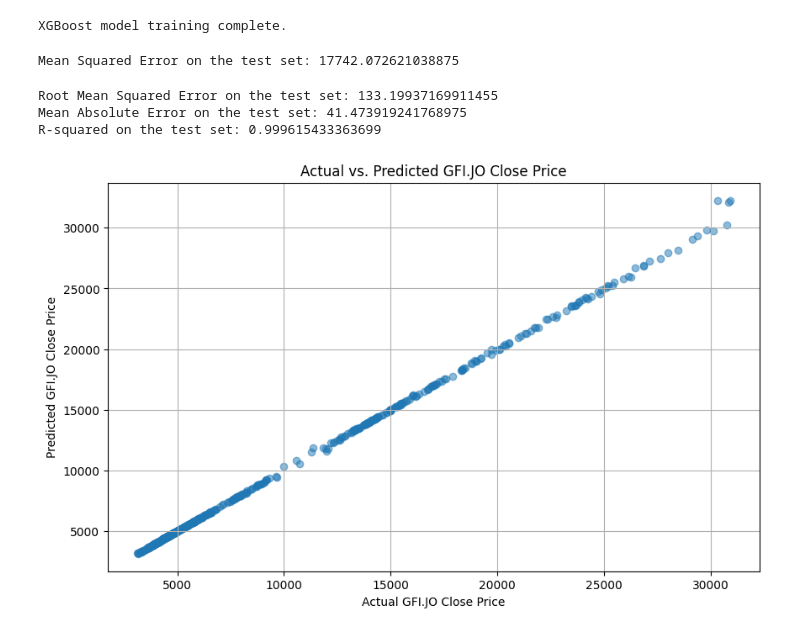
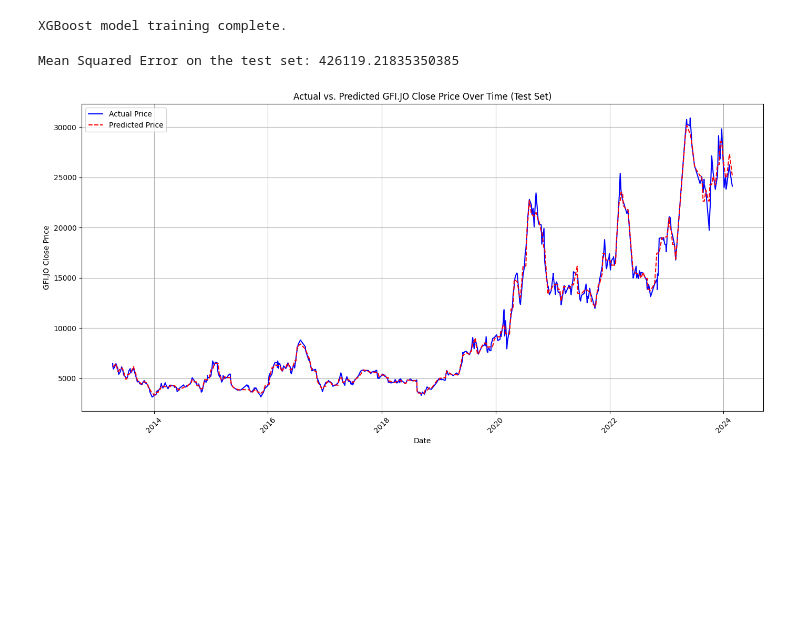
Before and after one commit to Deleon57/EDAR-Data, a Jupyter notebook: XGBOOST.ipynb, the cells around one changed output. Saved outputs shown, nothing was run; the diff lists cells and outputs as text; code cells hidden in the pictures; blank space fills up the shorter version.

```diff
--- a/XGBOOST.ipynb
+++ b/XGBOOST.ipynb
@@ -49,12 +66,7 @@ Close.head()
 # %%
-# Select the 'Close' price for 'GFI.JO' as the target variable
-target_variable = Close['GFI.JO']
+gfi_close_data = Close['GFI.JO']
 
-# Use the 'Close' prices of all stocks as features
-features = Close
-
-# Split the data into training and testing sets (80% train, 20% test)
-X_train, X_test, y_train, y_test = train_test_split(features, target_variable, test_size=0.2, random_state=42)
+X_train, X_test, y_train, y_test = train_test_split(gfi_close_data.index.values.reshape(-1, 1), gfi_close_data.values, test_size=0.2, random_state=42)
 
 print("Training set shape:", X_train.shape, y_train.shape)
 print("Testing set shape:", X_test.shape, y_test.shape)
@@ -93,41 +104,42 @@ print("XGBoost model training complete.")
 # %% [output]
 XGBoost model training complete.
 # %%
-# Make predictions on the scaled test data
+
 y_pred = xgbr.predict(X_test_scaled)
 
-# Evaluate the model using Mean Squared Error (MSE)
 mse = mean_squared_error(y_test, y_pred)
 print(f"Mean Squared Error on the test set: {mse}")
 # %% [output]
-Mean Squared Error on the test set: 17742.072621038875
+Mean Squared Error on the test set: 426119.21835350385
-# %%
-from sklearn.metrics import mean_squared_error, mean_absolute_error, r2_score
-import numpy as np
-import matplotlib.pyplot as plt
-
-# Calculate RMSE
-rmse = np.sqrt(mse)
-print(f"Root Mean Squared Error on the test set: {rmse}")
-
-# Calculate MAE
-mae = mean_absolute_error(y_test, y_pred)
-print(f"Mean Absolute Error on the test set: {mae}")
-
-# Calculate R-squared
-r2 = r2_score(y_test, y_pred)
-print(f"R-squared on the test set: {r2}")
-
-# Visualize actual vs. predicted prices
-plt.figure(figsize=(10, 6))
-plt.scatter(y_test, y_pred, alpha=0.5)
-plt.xlabel("Actual GFI.JO Close Price")
-plt.ylabel("Predicted GFI.JO Close Price")
-plt.title("Actual vs. Predicted GFI.JO Close Price")
-plt.grid(True)
-plt.show()
-# %% [output]
-Root Mean Squared Error on the test set: 133.19937169911455
-Mean Absolute Error on the test set: 41.473919241768975
-R-squared on the test set: 0.999615433363699
-[figure, removed]
+# %%
+dates = gfi_close_data.index
+values = gfi_close_data.values
+
+dates_train, test_dates, y_train_split, y_test_split = train_test_split(
+    dates, values, test_size=0.2, random_state=42
+)
+
+
+original_test_dates_numerical = scaler.inverse_transform(X_test_scaled)
+
+test_dates = original_test_dates_numerical.flatten().astype('datetime64[ns]')
+
+
+results_df = pd.DataFrame({'Actual': y_test, 'Predicted': y_pred, 'Date': test_dates})
+
+results_df.sort_values(by='Date', inplace=True)
+
+
+plt.figure(figsize=(14, 7))
+plt.plot(results_df['Date'], results_df['Actual'], label='Actual Price', color='blue')
+plt.plot(results_df['Date'], results_df['Predicted'], label='Predicted Price', color='red', linestyle='--')
+plt.xlabel("Date")
+plt.ylabel("GFI.JO Close Price")
+plt.title("Actual vs. Predicted GFI.JO Close Price Over Time (Test Set)")
+plt.legend()
+plt.grid(True)
+plt.xticks(rotation=45)
+plt.tight_layout()
+plt.show()
+# %% [output]
+[figure, added]
```
Also changed, not shown: parts of 6 cells of this notebook.
